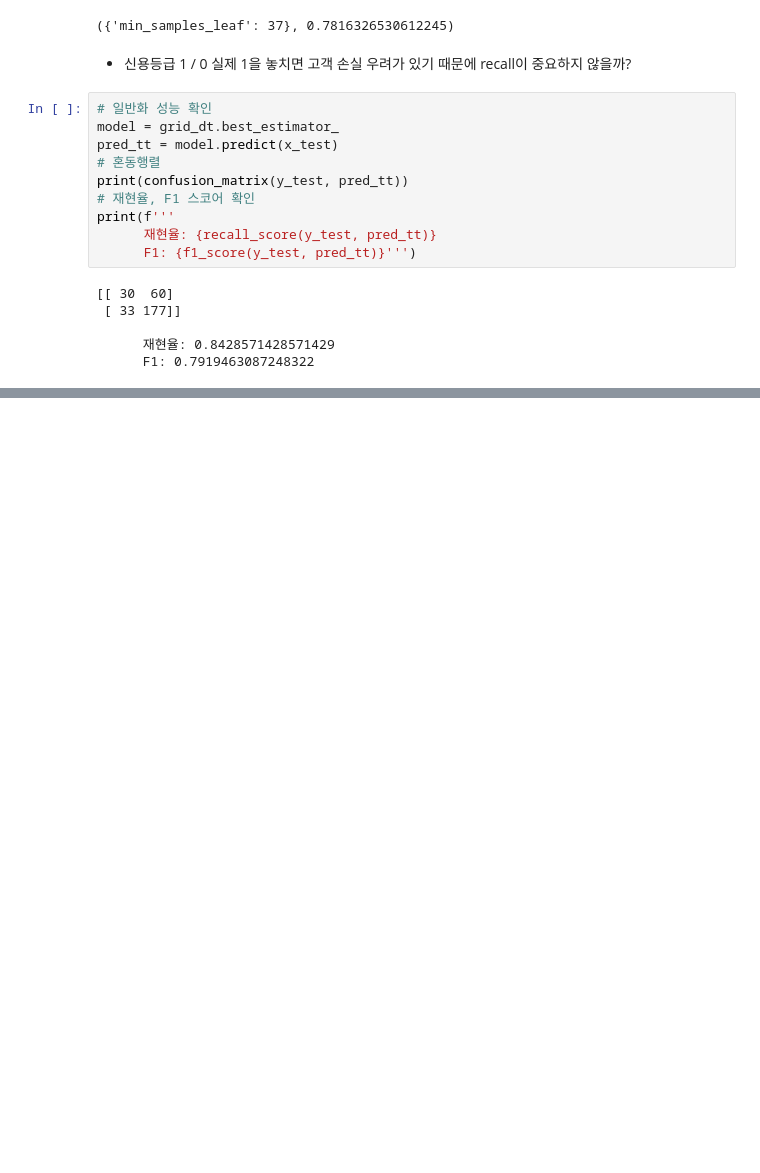
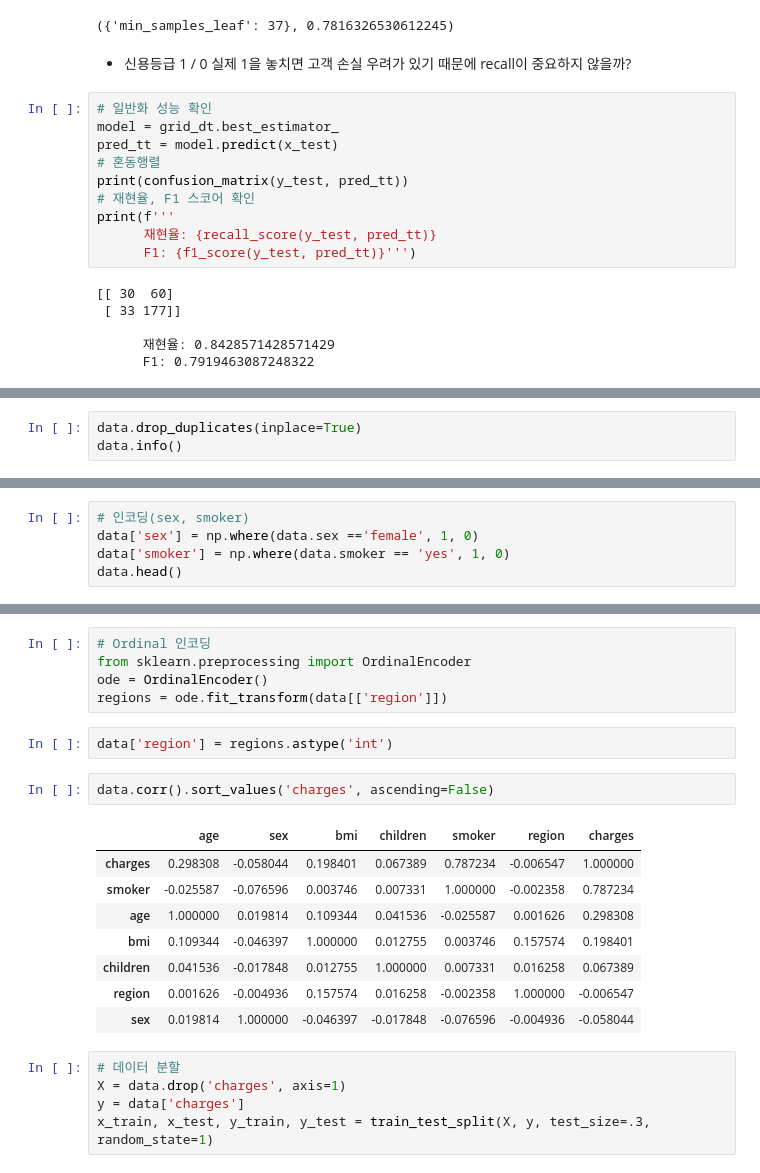
Before and after one commit to sai-with/ADP_prac, a Jupyter notebook: ML/의사결정나무.ipynb, the cells around one changed output, grey strips where cells are left out. Saved outputs shown, nothing was run; the diff lists cells and outputs as text; blank space fills up the shorter version.

```diff
--- a/ML/의사결정나무.ipynb
+++ b/ML/의사결정나무.ipynb
@@ -215,0 +255,3 @@ print(f'''
+# %%
+data.drop_duplicates(inplace=True)
+data.info()
@@ -215,0 +273,5 @@ print(f'''
+# %%
+# 인코딩(sex, smoker)
+data['sex'] = np.where(data.sex =='female', 1, 0)
+data['smoker'] = np.where(data.smoker == 'yes', 1, 0)
+data.head()
@@ -215,0 +285,23 @@ print(f'''
+# %%
+# Ordinal 인코딩
+from sklearn.preprocessing import OrdinalEncoder
+ode = OrdinalEncoder()
+regions = ode.fit_transform(data[['region']])
+# %%
+data['region'] = regions.astype('int')
+# %%
+data.corr().sort_values('charges', ascending=False)
+# %% [output]
+|  | age | sex | bmi | children | smoker | region | charges |
+| charges | 0.298308 | -0.058044 | 0.198401 | 0.067389 | 0.787234 | -0.006547 | 1.000000 |
+| smoker | -0.025587 | -0.076596 | 0.003746 | 0.007331 | 1.000000 | -0.002358 | 0.787234 |
+| age | 1.000000 | 0.019814 | 0.109344 | 0.041536 | -0.025587 | 0.001626 | 0.298308 |
+| bmi | 0.109344 | -0.046397 | 1.000000 | 0.012755 | 0.003746 | 0.157574 | 0.198401 |
+| children | 0.041536 | -0.017848 | 0.012755 | 1.000000 | 0.007331 | 0.016258 | 0.067389 |
+| region | 0.001626 | -0.004936 | 0.157574 | 0.016258 | -0.002358 | 1.000000 | -0.006547 |
+| sex | 0.019814 | 1.000000 | -0.046397 | -0.017848 | -0.076596 | -0.004936 | -0.058044 |
+# %%
+# 데이터 분할
+X = data.drop('charges', axis=1)
+y = data['charges']
+x_train, x_test, y_train, y_test = train_test_split(X, y, test_size=.3, random_state=1)
```
Also changed, not shown: parts of 17 cells of this notebook, 3 other files.
